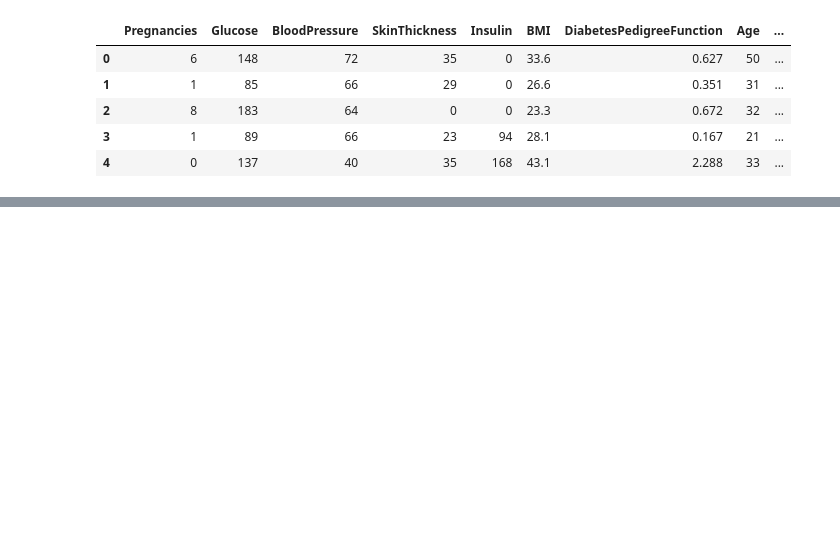
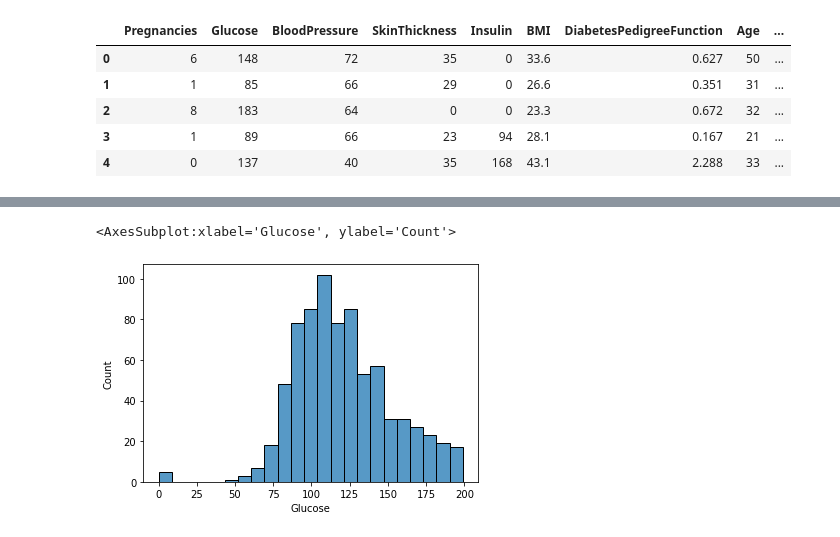
Before and after one commit to Sialsanwal/Data-Science, a Jupyter notebook: Diabaties EDA.ipynb, the cells around one changed output, grey strips where cells are left out. Cells and saved outputs as stored; diff of their text form; code cells hidden in the pictures; blank space fills up the shorter version.

```diff
--- a/Diabaties EDA.ipynb
+++ b/Diabaties EDA.ipynb
@@ -29,0 +31,5 @@ sns.countplot(data=df,x='Pregnancies',palette="gist_ncar")
+# %%
+sns.histplot(data=df,x=df.Glucose)
+# %% [output]
+<AxesSubplot:xlabel='Glucose', ylabel='Count'>
+[figure, added]
```
Also changed, not shown: parts of 5 cells of this notebook.
